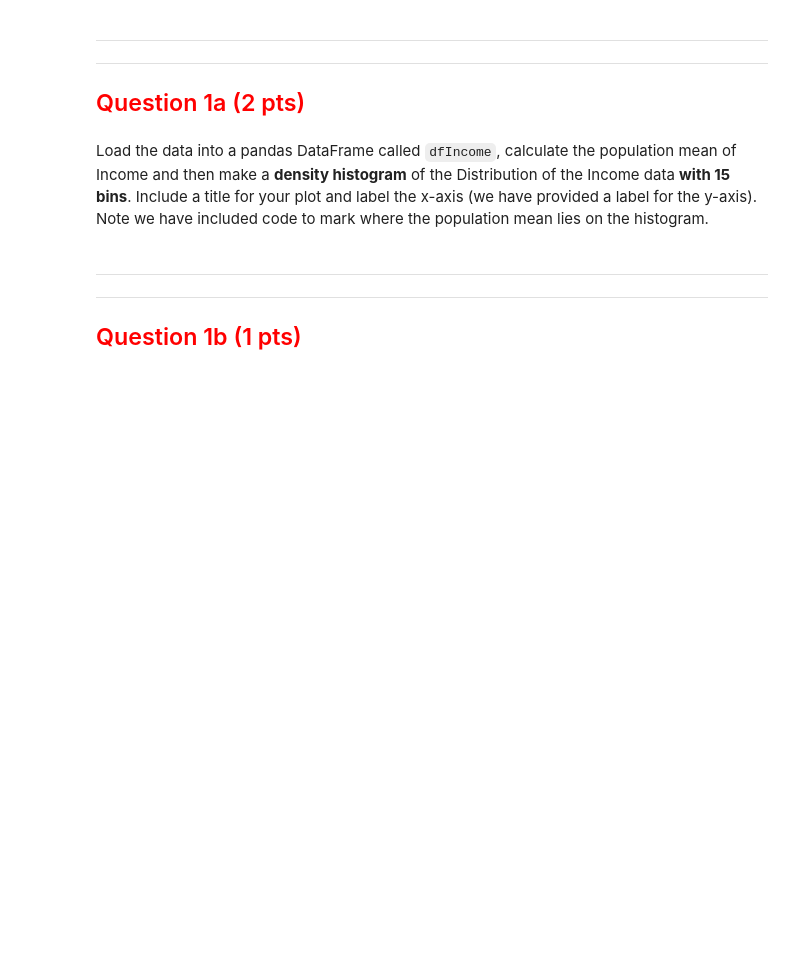
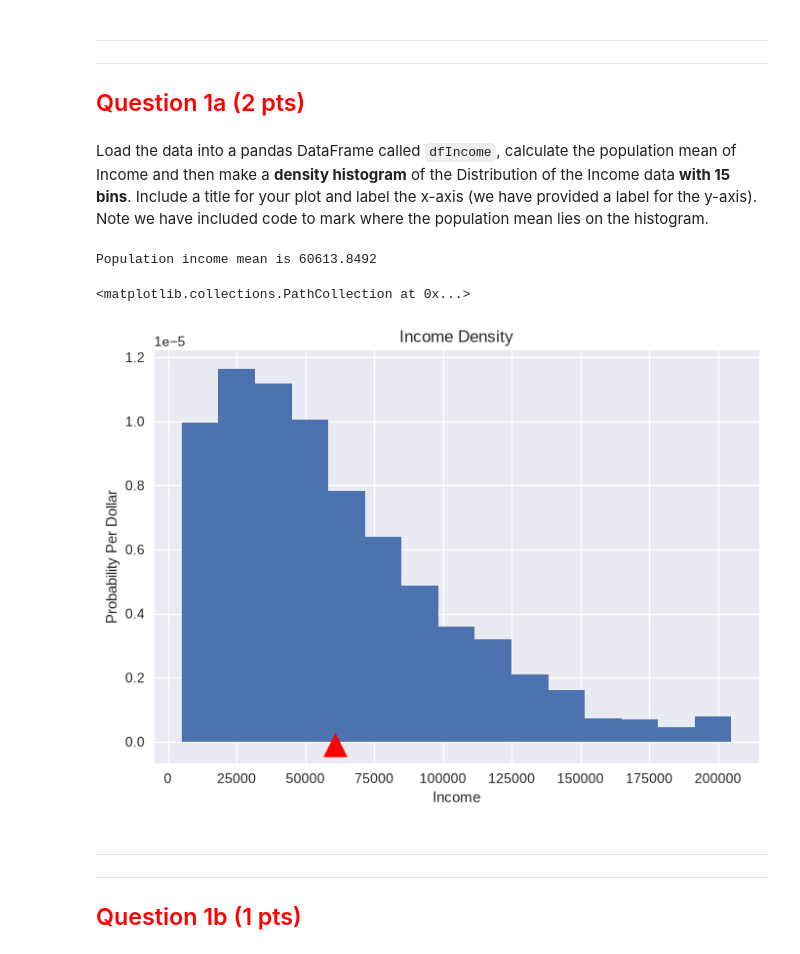
Before and after one commit to kinderhead/CSCI-3022-Introduction-to-Data-Science-Summer-2026, a Jupyter notebook: Homework-8/dist/student/hw08.ipynb, the cells around one changed output. Saved outputs shown, nothing was run; the diff lists cells and outputs as text; code cells hidden in the pictures; blank space fills up the shorter version.

```diff
--- a/Homework-8/dist/student/hw08.ipynb
+++ b/Homework-8/dist/student/hw08.ipynb
@@ -172,18 +172,23 @@ The file `data/income_data.csv` contains Age and Income information from a ficti
 Load the data into a pandas DataFrame called `dfIncome`, calculate the population mean of Income and then  make a **density histogram** of the Distribution of the Income data **with 15 bins**.   Include a title for your plot and label the x-axis (we have provided a label for the y-axis).
 Note we have included code to mark where the population mean lies on the histogram.
 # %%
-dfIncome = ...
+dfIncome = pd.read_csv("data/income_data.csv").sort_values("Age")
 
-mean_income = ...
+mean_income = dfIncome["Income"].mean()
 
 print("Population income mean is", mean_income)
 
-...
+plt.hist(dfIncome["Income"], bins=15, density=True)
 # write code to plot density histogram above this line
-
+plt.title("Income Density")
+plt.xlabel("Income")
 plt.ylabel("Probability Per Dollar") # Since this is a density histogram, the y-units are probability per unit x
 #Add a triangle marker to indicate where the population mean is
 plt.scatter(mean_income, -.0000001, marker='^', color='red', s=300)
+# %% [output]
+Population income mean is 60613.8492
+<matplotlib.collections.PathCollection at 0x...>
+[figure, added]
 # %% [markdown]
 <!-- END QUESTION -->
 
```
Also changed, not shown: parts of 20 cells of this notebook.
